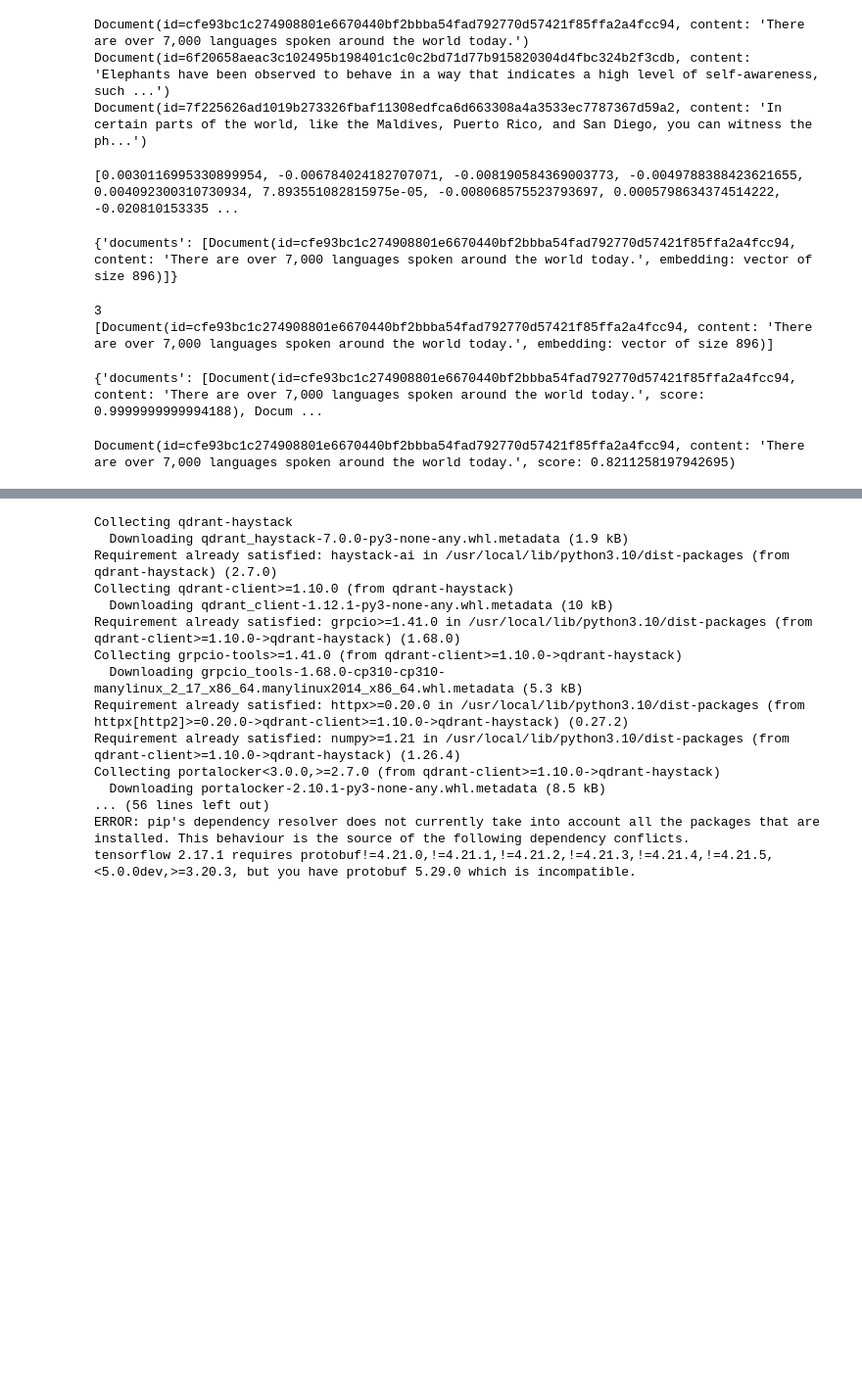
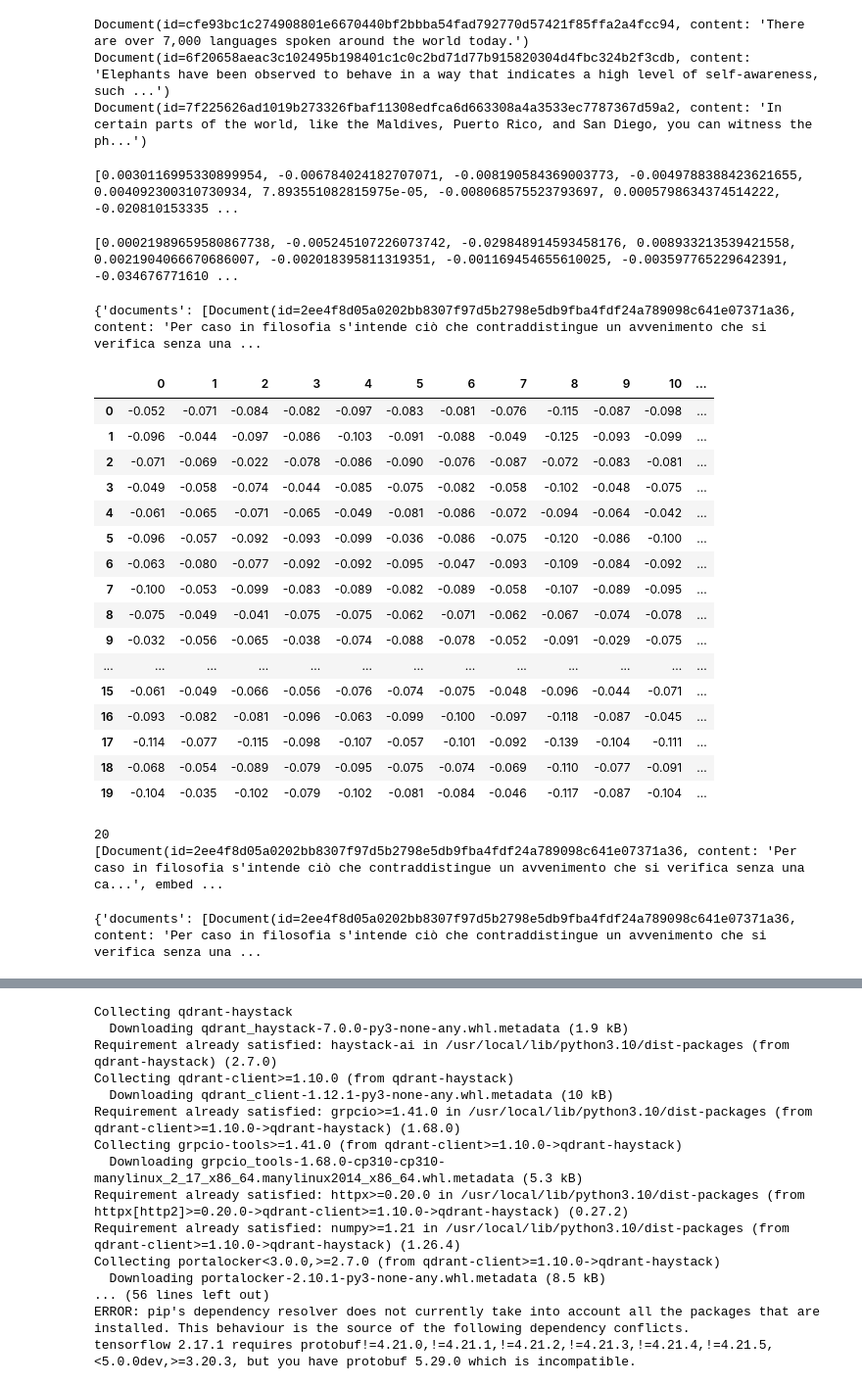
Before and after one commit to dmarchignoli/haystack-rag, a Jupyter notebook: simple_query.ipynb, the cells around one changed output, grey strips where cells are left out. Shown at 98% size. Saved outputs shown, nothing was run; the diff lists cells and outputs as text; code cells hidden in the pictures; blank space fills up the shorter version.

```diff
--- a/simple_query.ipynb
+++ b/simple_query.ipynb
@@ -71,16 +71,23 @@ from haystack.components.embedders import SentenceTransformersTextEmbedder, Sent
 
 model_name="HIT-TMG/KaLM-embedding-multilingual-mini-instruct-v1"
 text_embedder = SentenceTransformersTextEmbedder(model=model_name)
+
+query_instruction = "Instruct: Given a query, retrieve documents that answer the query. \n Query: "
+text_embedder2 = SentenceTransformersTextEmbedder(model=model_name,
+                                                  prefix=query_instruction)
 document_embedder = SentenceTransformersDocumentEmbedder(model=model_name)
 
 text_embedder.warm_up()
+text_embedder2.warm_up()
 document_embedder.warm_up()
 
 print(text_embedder.run(texts[0])['embedding'])
+print(text_embedder2.run(texts[0])['embedding'])
 print(document_embedder.run(documents[:1]))
 # %% [output]
 [0.0030116995330899954, -0.006784024182707071, -0.008190584369003773, -0.0049788388423621655, 0.004092300310730934, 7.893551082815975e-05, -0.008068575523793697, 0.0005798634374514222, -0.020810153335 ...
-{'documents': [Document(id=cfe93bc1c274908801e6670440bf2bbba54fad792770d57421f85ffa2a4fcc94, content: 'There are over 7,000 languages spoken around the world today.', embedding: vector of size 896)]}
+[0.00021989659580867738, -0.005245107226073742, -0.029848914593458176, 0.008933213539421558, 0.0021904066670686007, -0.002018395811319351, -0.001169454655610025, -0.003597765229642391, -0.034676771610 ...
+{'documents': [Document(id=2ee4f8d05a0202bb8307f97d5b2798e5db9fba4fdf24a789098c641e07371a36, content: 'Per caso in filosofia s'intende ciò che contraddistingue un avvenimento che si verifica senza una ...
 # %%
 with open("resources/wp_paragraphs.txt", "r") as f:
     documents = [Document(content=line.strip()) for line in f if line.strip()]
@@ -89,3 +96,4 @@ with open("resources/wp_queries.txt", "r") as f:
 
 dwe = document_embedder.run(documents)['documents']
 qwe = [text_embedder.run(x) for x in queries]
+qwe2 = [text_embedder2.run(x) for x in queries]
@@ -103,3 +100,40 @@ cosine_similarity(document_embeddings, query_embeddings)
+# %%
+import sentence_transformers
+import numpy as np
+import pandas as pd
+from IPython.display import display
+
+# Calculate cosine similarity matrix 1
+
+sim_tensor = sentence_transformers.util.cos_sim(
+    [doc.embedding for doc in dwe], [x['embedding'] for x in qwe])
+
+sim_tensor2 = sentence_transformers.util.cos_sim(
+    [doc.embedding for doc in dwe], [x['embedding'] for x in qwe2])
+
+# Convert the tensor to a pandas DataFrame
+df = pd.DataFrame((sim_tensor2 - sim_tensor).numpy()).style.format("{:.3f}")
+
+# Display the DataFrame as a table
+display(df)
+# %% [output]
+|  | 0 | 1 | 2 | 3 | 4 | 5 | 6 | 7 | 8 | 9 | 10 | ... |
+| 0 | -0.052 | -0.071 | -0.084 | -0.082 | -0.097 | -0.083 | -0.081 | -0.076 | -0.115 | -0.087 | -0.098 | ... |
+| 1 | -0.096 | -0.044 | -0.097 | -0.086 | -0.103 | -0.091 | -0.088 | -0.049 | -0.125 | -0.093 | -0.099 | ... |
+| 2 | -0.071 | -0.069 | -0.022 | -0.078 | -0.086 | -0.090 | -0.076 | -0.087 | -0.072 | -0.083 | -0.081 | ... |
+| 3 | -0.049 | -0.058 | -0.074 | -0.044 | -0.085 | -0.075 | -0.082 | -0.058 | -0.102 | -0.048 | -0.075 | ... |
+| 4 | -0.061 | -0.065 | -0.071 | -0.065 | -0.049 | -0.081 | -0.086 | -0.072 | -0.094 | -0.064 | -0.042 | ... |
+| 5 | -0.096 | -0.057 | -0.092 | -0.093 | -0.099 | -0.036 | -0.086 | -0.075 | -0.120 | -0.086 | -0.100 | ... |
+| 6 | -0.063 | -0.080 | -0.077 | -0.092 | -0.092 | -0.095 | -0.047 | -0.093 | -0.109 | -0.084 | -0.092 | ... |
+| 7 | -0.100 | -0.053 | -0.099 | -0.083 | -0.089 | -0.082 | -0.089 | -0.058 | -0.107 | -0.089 | -0.095 | ... |
+| 8 | -0.075 | -0.049 | -0.041 | -0.075 | -0.075 | -0.062 | -0.071 | -0.062 | -0.067 | -0.074 | -0.078 | ... |
+| 9 | -0.032 | -0.056 | -0.065 | -0.038 | -0.074 | -0.088 | -0.078 | -0.052 | -0.091 | -0.029 | -0.075 | ... |
+| ... | ... | ... | ... | ... | ... | ... | ... | ... | ... | ... | ... | ... |
+| 15 | -0.061 | -0.049 | -0.066 | -0.056 | -0.076 | -0.074 | -0.075 | -0.048 | -0.096 | -0.044 | -0.071 | ... |
+| 16 | -0.093 | -0.082 | -0.081 | -0.096 | -0.063 | -0.099 | -0.100 | -0.097 | -0.118 | -0.087 | -0.045 | ... |
+| 17 | -0.114 | -0.077 | -0.115 | -0.098 | -0.107 | -0.057 | -0.101 | -0.092 | -0.139 | -0.104 | -0.111 | ... |
+| 18 | -0.068 | -0.054 | -0.089 | -0.079 | -0.095 | -0.075 | -0.074 | -0.069 | -0.110 | -0.077 | -0.091 | ... |
+| 19 | -0.104 | -0.035 | -0.102 | -0.079 | -0.102 | -0.081 | -0.084 | -0.046 | -0.117 | -0.087 | -0.104 | ... |
 # %%
 from haystack.document_stores.in_memory import InMemoryDocumentStore
 from haystack.components.retrievers import InMemoryEmbeddingRetriever
@@ -112,25 +146,12 @@ print(document_store.count_documents())
 print(document_store.filter_documents({
     "field":"embedding", "operator":"==", "value":documents_with_embeddings[0].embedding}))
 
-document_retriever = InMemoryEmbeddingRetriever(document_store=document_store)
-found_docs = document_retriever.run(query_embedding=text_embedder.run(texts[0])['embedding'], top_k=2)
+document_retriever = InMemoryEmbeddingRetriever(
+    document_store=document_store,
+    return_embedding=True)
+found_docs = document_retriever.run(query_embedding=text_embedder2.run(queries[0])['embedding'], top_k=2)
 print(found_docs)
 # %% [output]
-3
-[Document(id=cfe93bc1c274908801e6670440bf2bbba54fad792770d57421f85ffa2a4fcc94, content: 'There are over 7,000 languages spoken around the world today.', embedding: vector of size 896)]
+20
+[Document(id=2ee4f8d05a0202bb8307f97d5b2798e5db9fba4fdf24a789098c641e07371a36, content: 'Per caso in filosofia s'intende ciò che contraddistingue un avvenimento che si verifica senza una ca...', embed ...
-{'documents': [Document(id=cfe93bc1c274908801e6670440bf2bbba54fad792770d57421f85ffa2a4fcc94, content: 'There are over 7,000 languages spoken around the world today.', score: 0.9999999999994188), Docum ...
+{'documents': [Document(id=2ee4f8d05a0202bb8307f97d5b2798e5db9fba4fdf24a789098c641e07371a36, content: 'Per caso in filosofia s'intende ciò che contraddistingue un avvenimento che si verifica senza una ...
-# %%
-from haystack import Pipeline
-
-query_pipeline = Pipeline()
-query_pipeline.add_component("text_embedder", text_embedder)
-query_pipeline.add_component("retriever", document_retriever)
-query_pipeline.connect("text_embedder.embedding", "retriever.query_embedding")
-
-query = "How many languages are there?"
-
-result = query_pipeline.run({"text_embedder": {"text": query}})
-
-print(result['retriever']['documents'][0])
-# %% [output]
-Document(id=cfe93bc1c274908801e6670440bf2bbba54fad792770d57421f85ffa2a4fcc94, content: 'There are over 7,000 languages spoken around the world today.', score: 0.8211258197942695)
```
Also changed, not shown: parts of 3 cells of this notebook.
